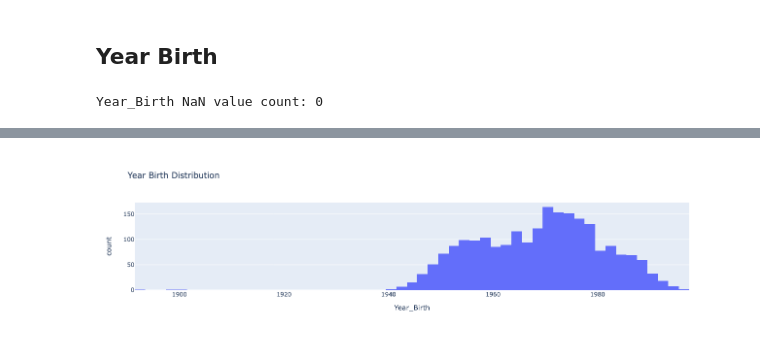
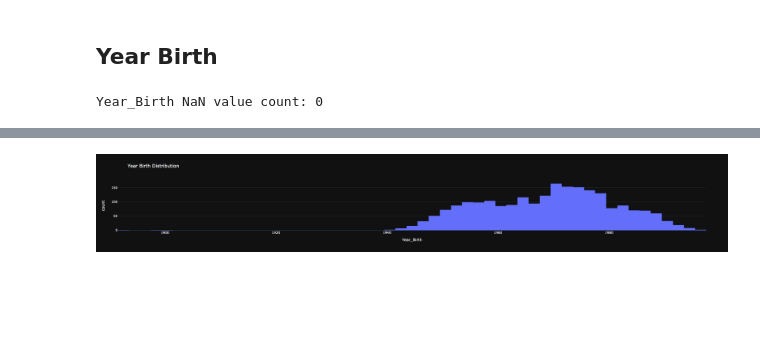
Before and after one commit to Volscente/customer_personality, a Jupyter notebook: notebooks/exploratory_data_analysis.ipynb, the cells around one changed output, grey strips where cells are left out. Cells and saved outputs as stored; diff of their text form; code cells hidden in the pictures; blank space fills up the shorter version.

```diff
--- a/notebooks/exploratory_data_analysis.ipynb
+++ b/notebooks/exploratory_data_analysis.ipynb
@@ -61,7 +81,8 @@ Year_Birth NaN value count: 0
 figure = ex.histogram(data,
                       x='Year_Birth',
                       title='Year Birth Distribution',
-                      labels={'x': 'Year Birth', 'y': 'Count'})
+                      labels={'x': 'Year Birth', 'y': 'Count'},
+                      template='plotly_dark')
 
 figure.show()
 # %% [output]
@@ -69 +89 @@ figure.show()
-[figure, old version]
+[figure, new version]
```
Also changed, not shown: parts of 3 cells of this notebook.
